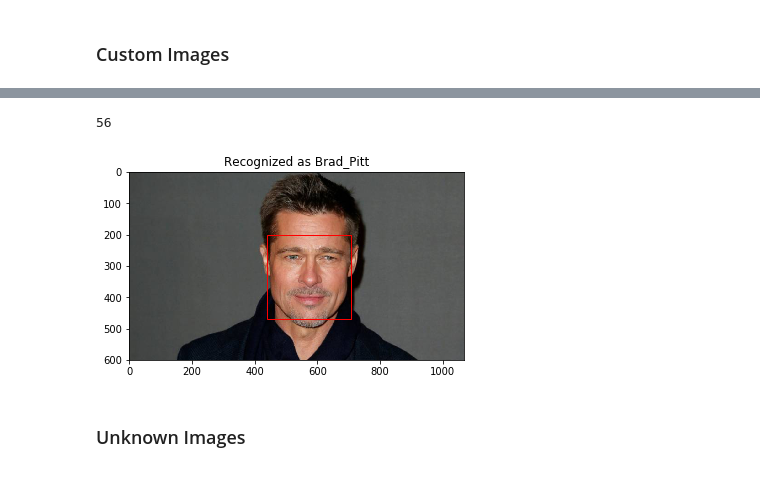
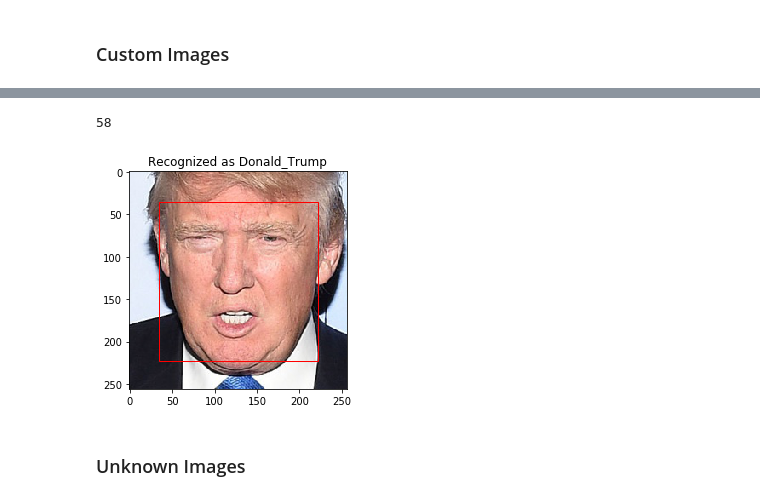
Before and after one commit to bertrandlee/face-recognition, a Jupyter notebook: face-recognition.ipynb, the cells around one changed output, grey strips where cells are left out. Cells and saved outputs as stored; diff of their text form; code cells hidden in the pictures.

```diff
--- a/face-recognition.ipynb
+++ b/face-recognition.ipynb
@@ -434,16 +445,16 @@ KNN accuracy = 0.9672131147540983, SVM accuracy = 0.9344262295081968
 # %%
-int(list(targets).index("Brad_Pitt")/2)
+int(list(targets).index("Donald_Trump")/2)
 # %% [output]
-56
+58
 # %%
 import warnings
 # Suppress LabelEncoder warning
 warnings.filterwarnings('ignore')
 
-example_idx = 56
+example_idx = 58
 display_image_prediction(knn, metadata2, embedded2, test_idx, example_idx)
 # %% [output]
-[figure, old version]
+[figure, new version]
 # %% [markdown]
 ### Unknown Images
 # %%
```
Also changed, not shown: parts of 7 cells of this notebook, 22 other files.
